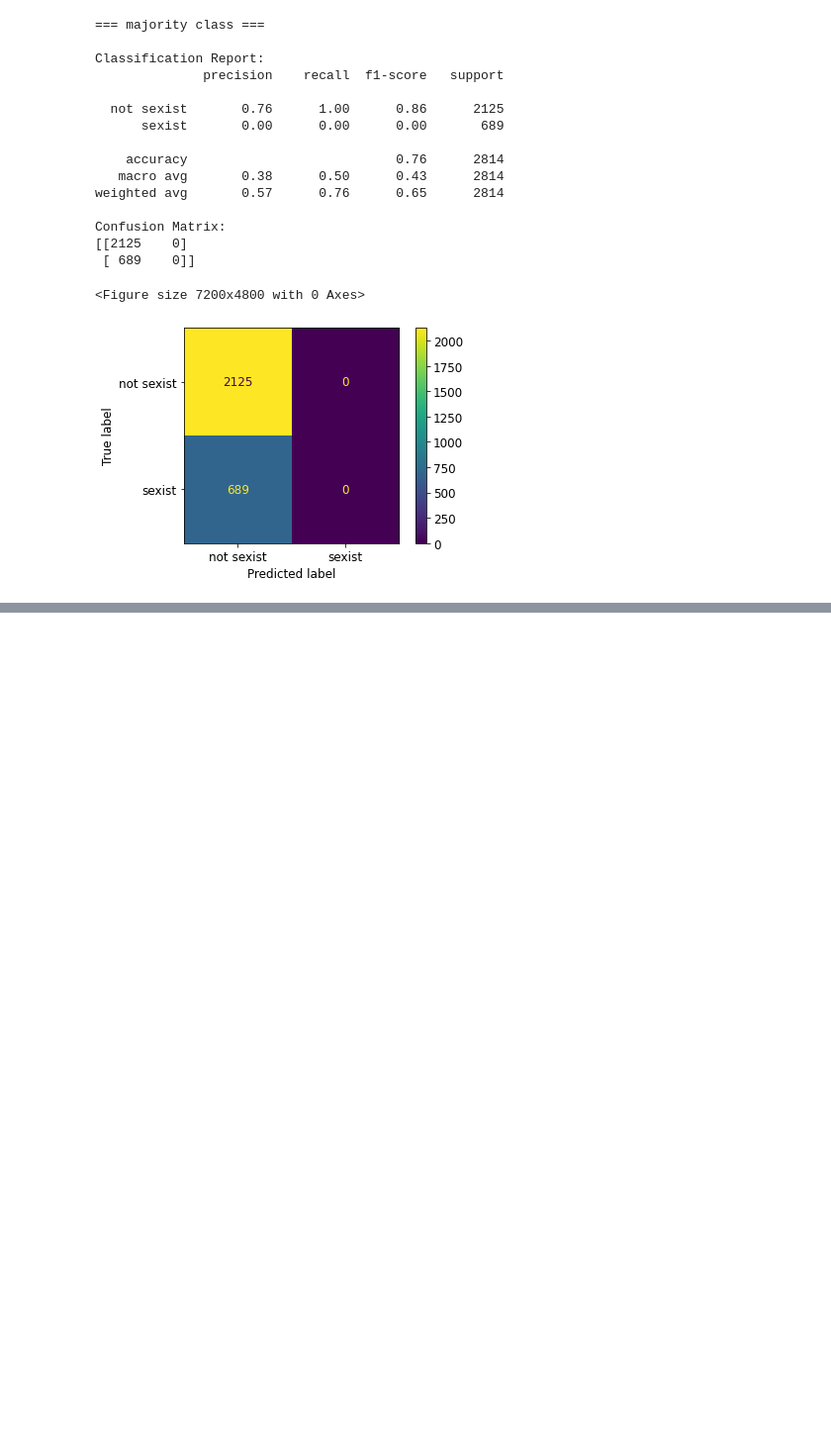
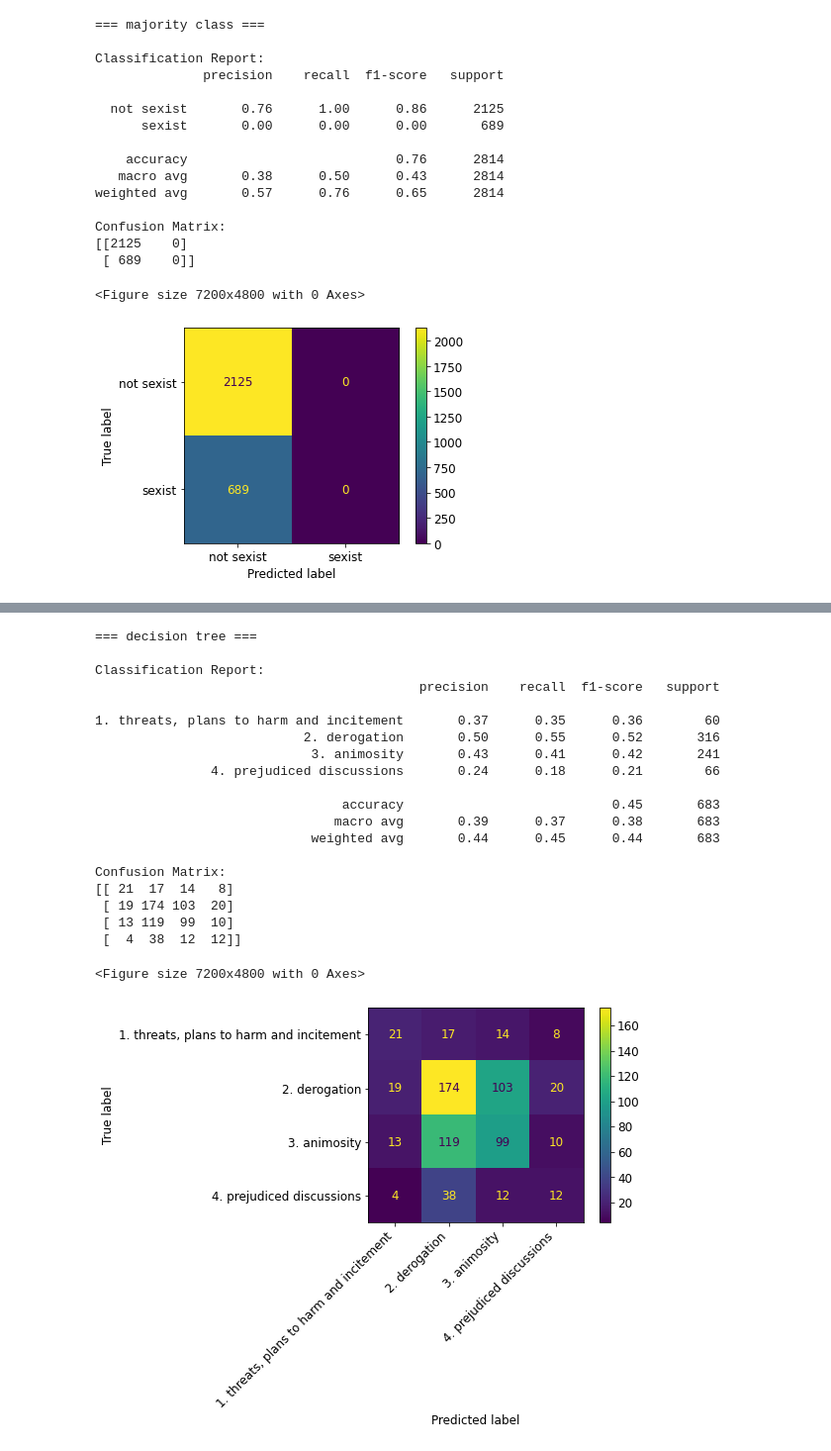
Before and after one commit to Awolters123/shared-task-IS, a Jupyter notebook: Shared_task_IS.ipynb, the cells around one changed output, grey strips where cells are left out. Shown at 99% size. Saved outputs shown, nothing was run; the diff lists cells and outputs as text; code cells hidden in the pictures; blank space fills up the shorter version.

```diff
--- a/Shared_task_IS.ipynb
+++ b/Shared_task_IS.ipynb
@@ -309,0 +406,24 @@ Classification Report:
+# %%
+decision_tree_train(X_train_b2, y_train_b2, X_test_b2, y_test_b2, le, task_name)
+# %% [output]
+=== decision tree ===
+
+Classification Report:
+                                          precision    recall  f1-score   support
+
+1. threats, plans to harm and incitement       0.37      0.35      0.36        60
+                           2. derogation       0.50      0.55      0.52       316
+                            3. animosity       0.43      0.41      0.42       241
+               4. prejudiced discussions       0.24      0.18      0.21        66
+
+                                accuracy                           0.45       683
+                               macro avg       0.39      0.37      0.38       683
+                            weighted avg       0.44      0.45      0.44       683
+
+Confusion Matrix:
+[[ 21  17  14   8]
+ [ 19 174 103  20]
+ [ 13 119  99  10]
+ [  4  38  12  12]]
+<Figure size 7200x4800 with 0 Axes>
+[figure, added]
```
Also changed, not shown: parts of 22 cells of this notebook.
